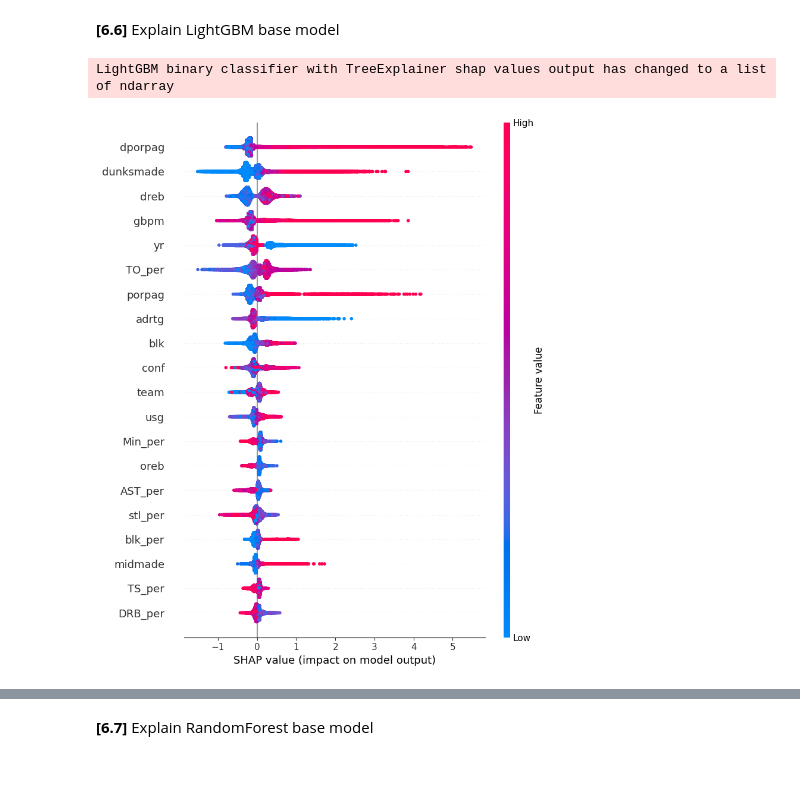
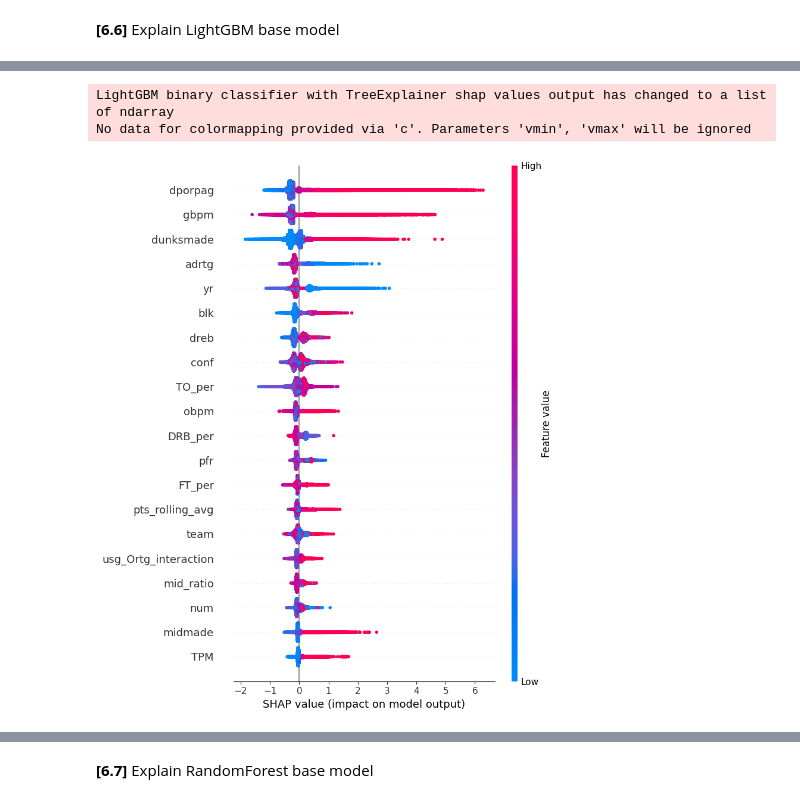
Before and after one commit to frodorocky/adv_mla_ass1, a Jupyter notebook: notebooks/Shi_Wu_24623845_week3_stacking(LightGBM+RF).ipynb, the cells around one changed output, grey strips where cells are left out. Saved outputs shown, nothing was run; the diff lists cells and outputs as text; code cells hidden in the pictures; blank space fills up the shorter version.

```diff
--- a/notebooks/Shi_Wu_24623845_week3_stacking(LightGBM+RF).ipynb
+++ b/notebooks/Shi_Wu_24623845_week3_stacking(LightGBM+RF).ipynb
@@ -272,8 +272,7 @@ Index(['team', 'conf', 'GP', 'Min_per', 'Ortg', 'usg', 'eFG', 'TS_per',
 # %% [markdown]
 **[3.3]** identify numeric features and categorical features
 # %%
-num_cols = train_removed.select_dtypes(include=['float64', 'float32', 'int64', 'int32']).columns
-cat_cols = train_removed.select_dtypes(include=['object', 'category']).columns
+num_cols, cat_cols = DataProcessor.get_feature_types(train_removed)
 # %% [markdown]
 **[3.4]** convert the value of categorical features to string format
 # %%
@@ -580,15 +559,6 @@ for name, trans, columns in transformers:
 # %% [markdown]
 **[6.5]** transform train data as pipeline
 # %%
-import shap
-
-preprocessed_train = best_pipeline.named_steps['preprocessing'].transform(train_removed)
+preprocessed_train = best_model.named_steps['preprocessing'].transform(train_removed)
 # %% [markdown]
 **[6.6]** Explain LightGBM base model
-# %%
-explainer_lgbm = shap.TreeExplainer(lgbm_base_model)
-shap_values_lgbm = explainer_lgbm.shap_values(preprocessed_train)
-shap.summary_plot(shap_values_lgbm[1],preprocessed_train,feature_names=feature_names)
-# %% [output]
-LightGBM binary classifier with TreeExplainer shap values output has changed to a list of ndarray
-[figure, removed]
@@ -594,0 +567,3 @@ LightGBM binary classifier with TreeExplainer shap values output has changed to
+# %%
+generate_shap_summary(lgbm_base_model, preprocessed_train, feature_names)
+# %% [output]
@@ -594,0 +587,3 @@ LightGBM binary classifier with TreeExplainer shap values output has changed to
+LightGBM binary classifier with TreeExplainer shap values output has changed to a list of ndarray
+No data for colormapping provided via 'c'. Parameters 'vmin', 'vmax' will be ignored
+[figure, added]
```
Also changed, not shown: parts of 31 cells of this notebook, 20 other files.
